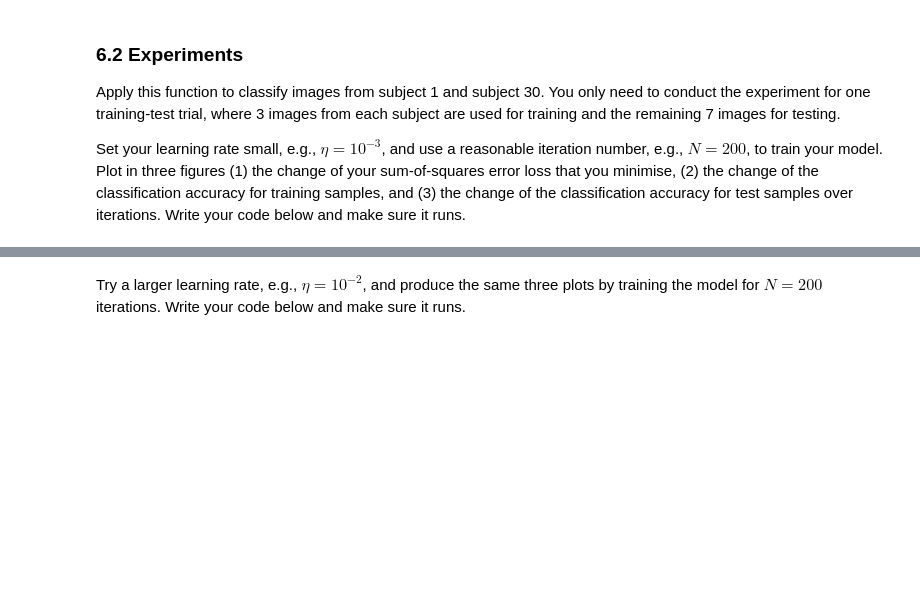
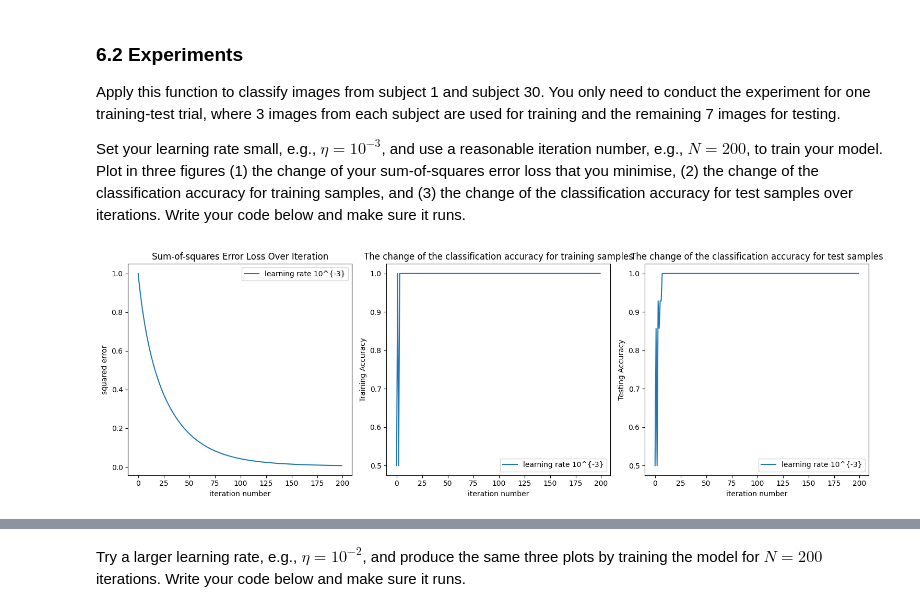
Before and after one commit to Ray7788/MachineLearning, a Jupyter notebook: Lab3_S/24112-Lab2-S-Practice2.ipynb, the cells around one changed output, grey strips where cells are left out. Drawn from its saved outputs; the diff is of its cells as text; code cells hidden in the pictures; blank space fills up the shorter version.

```diff
--- a/Lab3_S/24112-Lab2-S-Practice2.ipynb
+++ b/Lab3_S/24112-Lab2-S-Practice2.ipynb
@@ -455,10 +422,3 @@ def lls_gd_train(data, labels, N, learning_rate # Add any other arguments here i
 
     # Return model parameters.
     return cost_all, w_all
-# %%
-# This is a test
-x = np.array([[36,50],[70,20],[35, 85],[20,11]])
-y = np. array([60,128,22,37])
-n = 5
-lm = 0.0001
-lls_gd_train(x,y,n,lm)
@@ -502,3 +519,7 @@ def clarify_subject_1_30(data, labels, num_per_class):
 # %%
 tr_data, tr_label, te_data, te_label = clarify_subject_1_30(data, labels, 3)
 cost_all, w_all = lls_gd_train(tr_data, tr_label, 200, 10**(-3))
+accuracyListGdTrain, accuracyListGdTest = accuracy_pro(w_all, tr_data, tr_label, te_data, te_label)
+plot_maker(A="learning rate 10^{-3}", cost_allA=cost_all, accuracyListTestA=accuracyListGdTest, accuracyListTrainA=accuracyListGdTrain)
+# %% [output]
+[figure, added]
```
Also changed, not shown: parts of 23 cells of this notebook.
